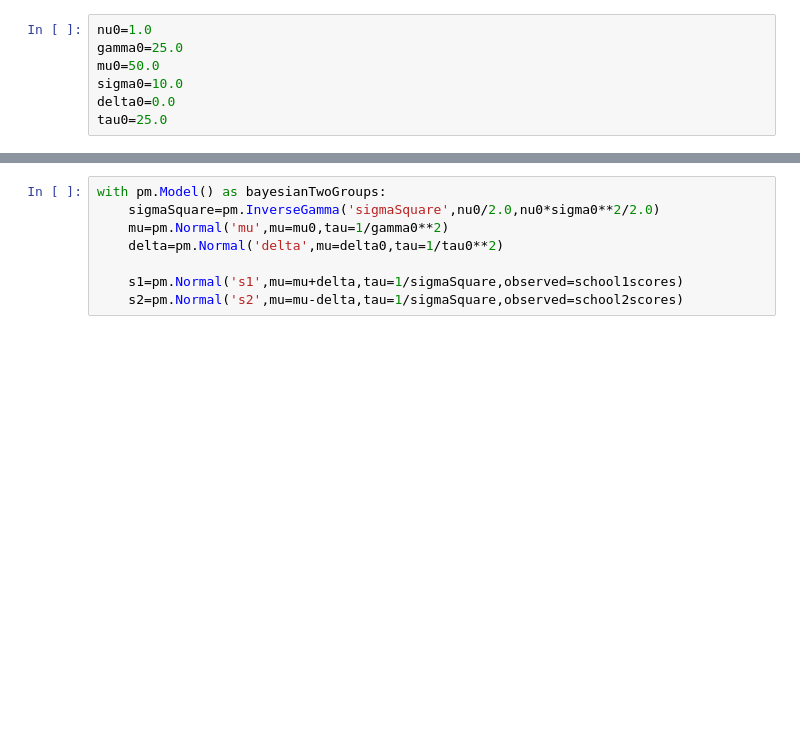
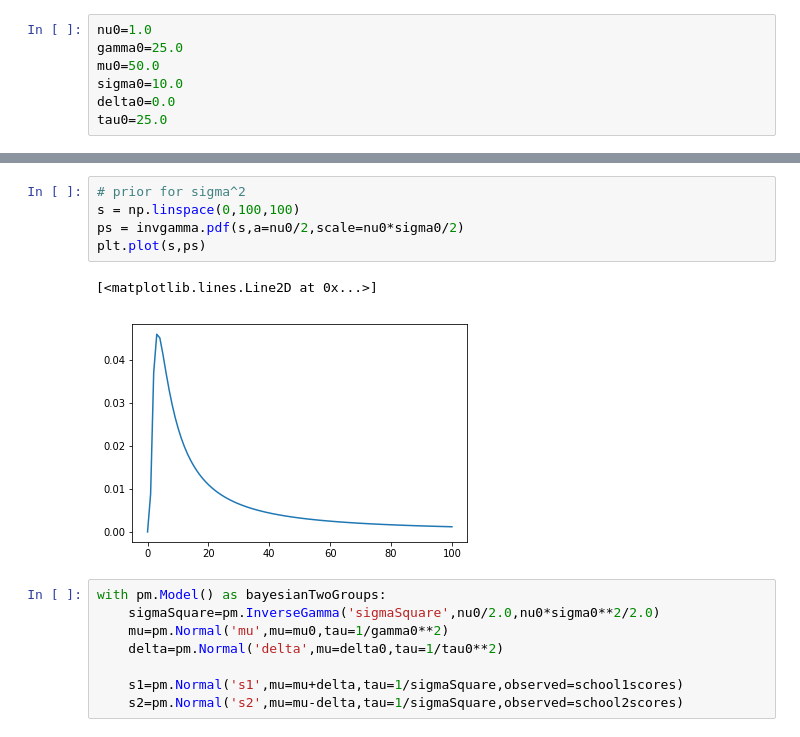
Before and after one commit to hstrey/BME-502-2019, a Jupyter notebook: BayesianTwoGroups.ipynb, the cells around one changed output, grey strips where cells are left out. Cells and saved outputs as stored; diff of their text form; blank space fills up the shorter version.

```diff
--- a/BayesianTwoGroups.ipynb
+++ b/BayesianTwoGroups.ipynb
@@ -97,3 +113,11 @@ tau0=25.0
+# %%
+# prior for sigma^2
+s = np.linspace(0,100,100)
+ps = invgamma.pdf(s,a=nu0/2,scale=nu0*sigma0/2)
+plt.plot(s,ps)
+# %% [output]
+[<matplotlib.lines.Line2D at 0x...>]
+[figure, added]
 # %%
 with pm.Model() as bayesianTwoGroups:
     sigmaSquare=pm.InverseGamma('sigmaSquare',nu0/2.0,nu0*sigma0**2/2.0)
```
Also changed, not shown: parts of 7 cells of this notebook.
